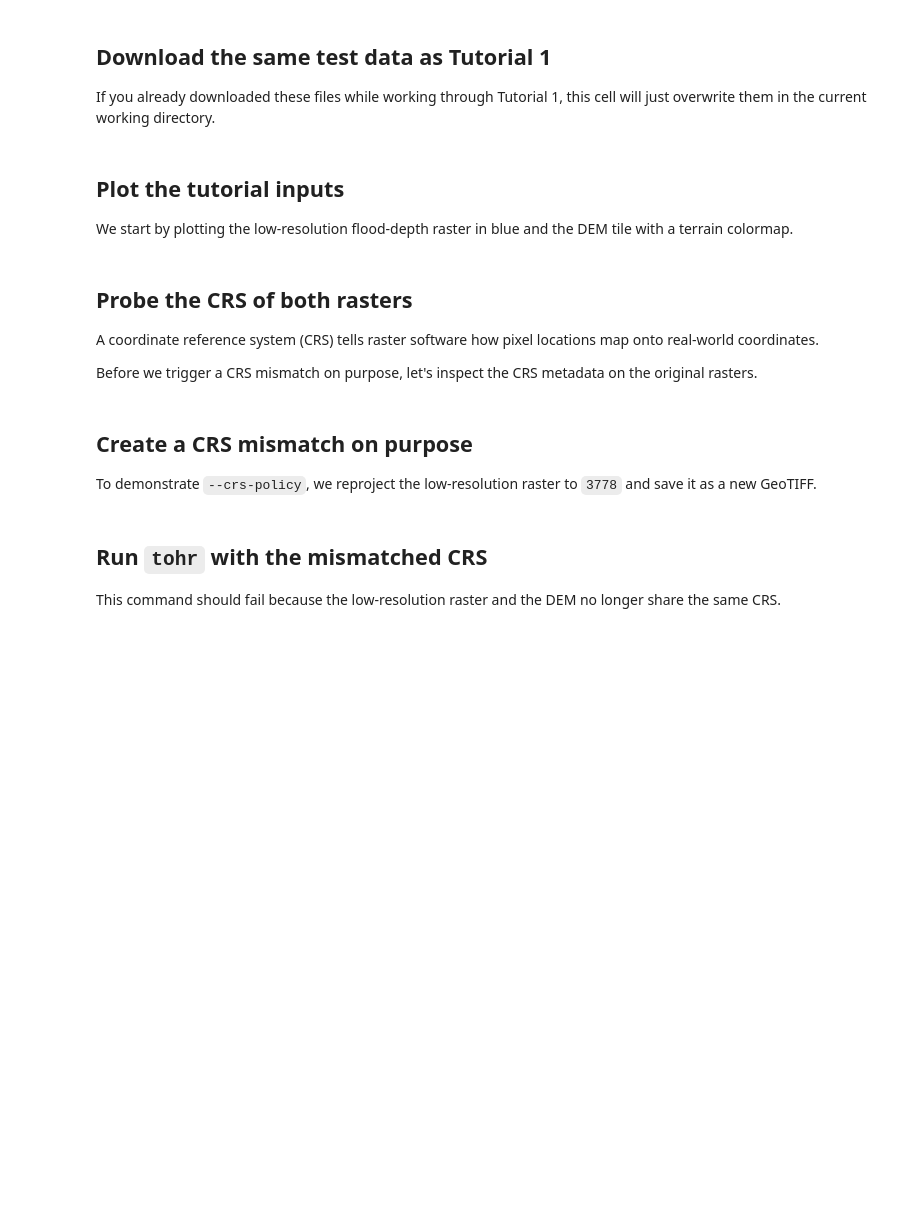
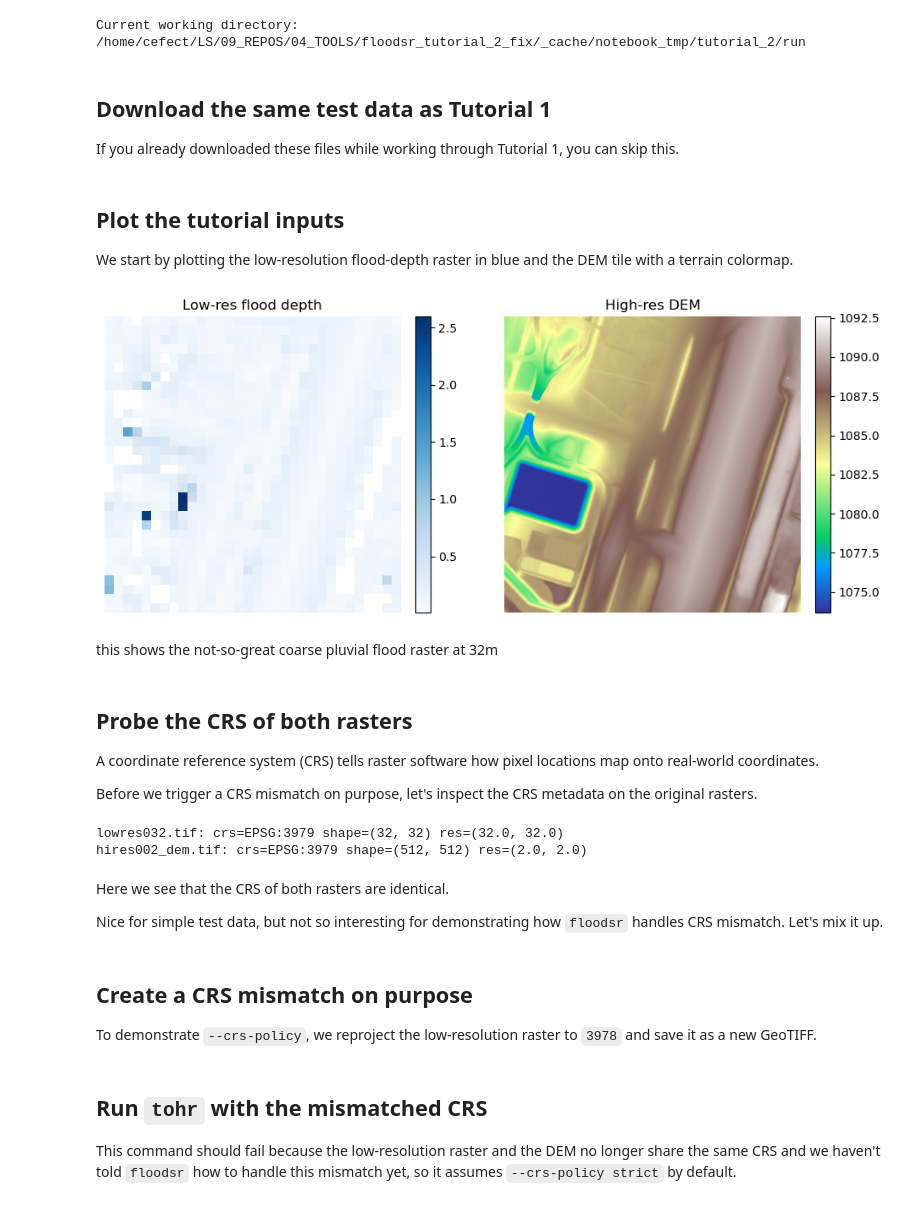
Before and after one commit to cefect/floodsr, a Jupyter notebook: docs/user/notebooks/tutorial_2.ipynb, the cells around one changed output. Cells and saved outputs as stored; diff of their text form; code cells hidden in the pictures; blank space fills up the shorter version.

```diff
--- a/docs/user/notebooks/tutorial_2.ipynb
+++ b/docs/user/notebooks/tutorial_2.ipynb
@@ -42,17 +39,26 @@ We use `matplotlib` to plot the rasters and `rasterio` to inspect raster metadat
 # %%
-import logging
 from pathlib import Path
 from urllib.request import urlretrieve
 
 import matplotlib.pyplot as plt
 import numpy as np
-import rasterio
-from rasterio.crs import CRS
 from rasterio.warp import Resampling, calculate_default_transform, reproject
+
+
+def read_raster_band_1(fp):
+    """Read band 1 as float and promote masked nodata pixels to NaN."""
+    assert Path(fp).is_file(), f"missing raster\n    {fp}"
+    with rasterio.open(fp) as src:
+        return src.read(1, masked=True).astype(float).filled(np.nan)
+# %%
+# print cwd
+print(f"Current working directory: {Path.cwd()}")
+# %% [output]
+Current working directory: /home/cefect/LS/09_REPOS/04_TOOLS/floodsr_tutorial_2_fix/_cache/notebook_tmp/tutorial_2/run
 # %% [markdown]
 ## Download the same test data as Tutorial 1
 
-If you already downloaded these files while working through Tutorial 1, this cell will just overwrite them in the current working directory.
+If you already downloaded these files while working through Tutorial 1, you can skip this.
 # %%
 urlretrieve(
     "https://github.com/cefect/floodsr/releases/download/v0.0.3/hires002_dem.tif",
@@ -71,24 +77,25 @@ assert dem_fp.is_file(), f"missing DEM raster\n    {dem_fp}"
 
 We start by plotting the low-resolution flood-depth raster in blue and the DEM tile with a terrain colormap.
 # %%
-with rasterio.open(lowres_fp) as src:
-    lowres_arr = src.read(1).astype(float)
-    if src.nodata is not None:
-        lowres_arr[lowres_arr == src.nodata] = np.nan
+# Read both inputs with masked nodata promoted to NaN for plotting.
+lowres_arr = read_raster_band_1(lowres_fp)
+dem_arr = read_raster_band_1(dem_fp)
 
-with rasterio.open(dem_fp) as src:
-    dem_arr = src.read(1).astype(float)
-    if src.nodata is not None:
-        dem_arr[dem_arr == src.nodata] = np.nan
-
+# Plot the flood raster beside the DEM.
 fig, axes = plt.subplots(1, 2, figsize=(10, 4))
-axes[0].imshow(np.where(lowres_arr > 0, lowres_arr, np.nan), cmap="Blues")
+im0 = axes[0].imshow(np.where(lowres_arr > 0, lowres_arr, np.nan), cmap="Blues")
 axes[0].set_title("Low-res flood depth")
 axes[0].axis("off")
-axes[1].imshow(dem_arr, cmap="terrain")
+fig.colorbar(im0, ax=axes[0], fraction=0.046, pad=0.04)
+im1 = axes[1].imshow(dem_arr, cmap="terrain")
 axes[1].set_title("High-res DEM")
 axes[1].axis("off")
+fig.colorbar(im1, ax=axes[1], fraction=0.046, pad=0.04)
 fig.tight_layout()
+# %% [output]
+[figure, added]
+# %% [markdown]
+this shows the not-so-great coarse pluvial flood raster at 32m
 # %% [markdown]
 ## Probe the CRS of both rasters
 
@@ -101,7 +108,14 @@ with rasterio.open(lowres_fp) as src:
 
 with rasterio.open(dem_fp) as src:
     print(f"{dem_fp.name}: crs={src.crs} shape={src.shape} res={src.res}")
+# %% [output]
+lowres032.tif: crs=EPSG:3979 shape=(32, 32) res=(32.0, 32.0)
+hires002_dem.tif: crs=EPSG:3979 shape=(512, 512) res=(2.0, 2.0)
+# %% [markdown]
+Here we see that the CRS of both rasters are identical.
+
+Nice for simple test data, but not so interesting for demonstrating how `floodsr` handles CRS mismatch. Let's mix it up.
 # %% [markdown]
 ## Create a CRS mismatch on purpose
 
-To demonstrate `--crs-policy`, we reproject the low-resolution raster to `3778` and save it as a new GeoTIFF.
+To demonstrate `--crs-policy`, we reproject the low-resolution raster to `3978` and save it as a new GeoTIFF.
@@ -137,5 +124,5 @@ with rasterio.open(lowres_3778_fp) as src:
 # %% [markdown]
 ## Run `tohr` with the mismatched CRS
 
-This command should fail because the low-resolution raster and the DEM no longer share the same CRS.
+This command should fail because the low-resolution raster and the DEM no longer share the same CRS and we haven't told `floodsr` how to handle this mismatch yet, so it assumes `--crs-policy strict` by default.
 # %%
```
Also changed, not shown: parts of 34 cells of this notebook, 11 other files.
